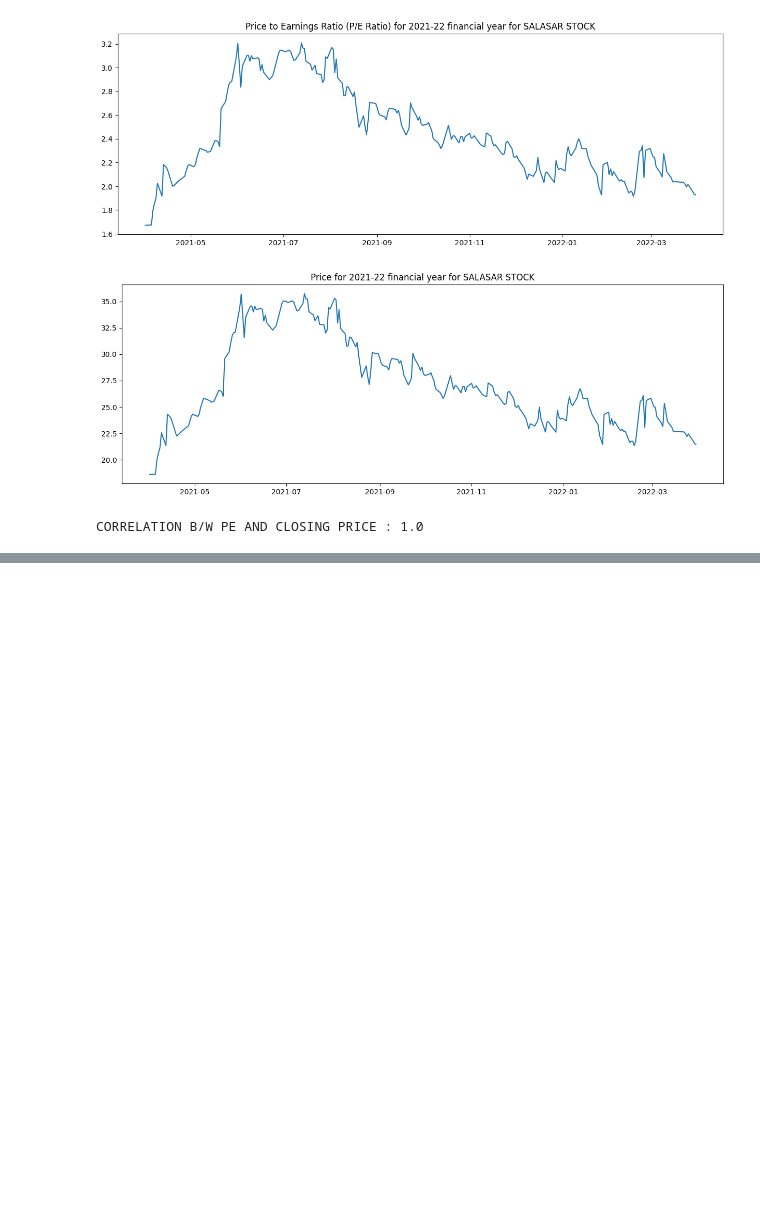
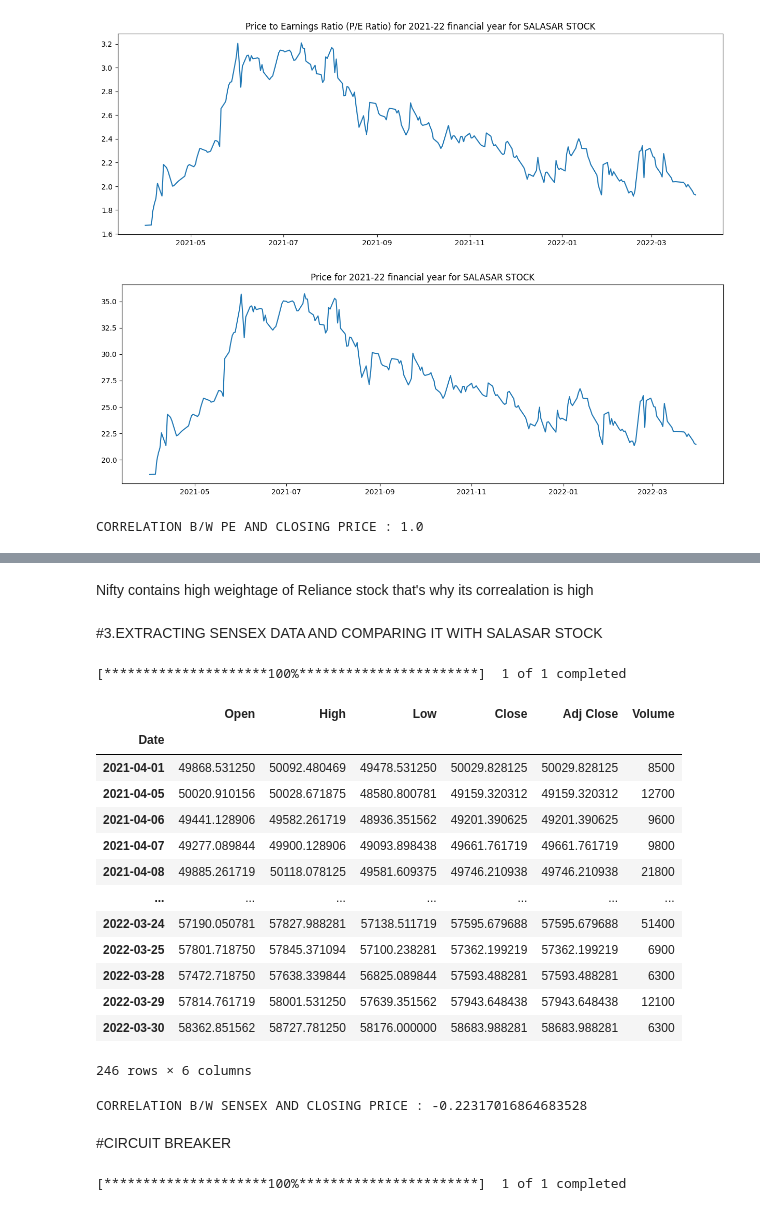
Before and after one commit to shreya139/Circuits-in-Stocks, a Jupyter notebook: WORK_202218061/features_for_training_mp.ipynb, the cells around one changed output, grey strips where cells are left out. Drawn from its saved outputs; the diff is of its cells as text; code cells hidden in the pictures; blank space fills up the shorter version.

```diff
--- a/WORK_202218061/features_for_training_mp.ipynb
+++ b/WORK_202218061/features_for_training_mp.ipynb
@@ -290,0 +329,31 @@ CORRELATION B/W PE AND CLOSING PRICE : 1.0
+# %% [markdown]
+Nifty contains high weightage of Reliance stock that's why its correalation is high
+# %% [markdown]
+#3.EXTRACTING SENSEX DATA AND COMPARING IT WITH SALASAR STOCK
+# %%
+import yfinance as yf
+
+# Set the ticker symbol for Sensex
+tickerSymbol = '^BSESN'
+
+# Use the yfinance library to get the data for the given date
+sensex_data = yf.download(tickerSymbol, period='1d',  start='2021-4-1', end='2022-3-31')
+
+# Print the data
+sensex_data
+# %% [output]
+[*********************100%***********************]  1 of 1 completed
+|  | Open | High | Low | Close | Adj Close | Volume |
+| Date |  |  |  |  |  |  |
+| 2021-04-01 | 49868.531250 | 50092.480469 | 49478.531250 | 50029.828125 | 50029.828125 | 8500 |
+| 2021-04-05 | 50020.910156 | 50028.671875 | 48580.800781 | 49159.320312 | 49159.320312 | 12700 |
+| 2021-04-06 | 49441.128906 | 49582.261719 | 48936.351562 | 49201.390625 | 49201.390625 | 9600 |
+| 2021-04-07 | 49277.089844 | 49900.128906 | 49093.898438 | 49661.761719 | 49661.761719 | 9800 |
+| 2021-04-08 | 49885.261719 | 50118.078125 | 49581.609375 | 49746.210938 | 49746.210938 | 21800 |
+| ... | ... | ... | ... | ... | ... | ... |
+| 2022-03-24 | 57190.050781 | 57827.988281 | 57138.511719 | 57595.679688 | 57595.679688 | 51400 |
+| 2022-03-25 | 57801.718750 | 57845.371094 | 57100.238281 | 57362.199219 | 57362.199219 | 6900 |
+| 2022-03-28 | 57472.718750 | 57638.339844 | 56825.089844 | 57593.488281 | 57593.488281 | 6300 |
+| 2022-03-29 | 57814.761719 | 58001.531250 | 57639.351562 | 57943.648438 | 57943.648438 | 12100 |
+| 2022-03-30 | 58362.851562 | 58727.781250 | 58176.000000 | 58683.988281 | 58683.988281 | 6300 |
+246 rows × 6 columns
@@ -290,0 +363,15 @@ CORRELATION B/W PE AND CLOSING PRICE : 1.0
+# %%
+#Finding correlation
+import scipy.stats
+print("CORRELATION B/W SENSEX AND CLOSING PRICE :",scipy.stats.pearsonr(sala_data_new['Close'] , sensex_data['Close'])[0] )    # Pearson's r
+# %% [output]
+CORRELATION B/W SENSEX AND CLOSING PRICE : -0.22317016864683528
+# %% [markdown]
+#CIRCUIT BREAKER
+# %%
+yf.pdr_override() # <== that's all it takes :-)
+
+# download dataframe
+data_1h = pdr.get_data_yahoo("SALASAR.NS", start="2023-03-01", end="2023-04-15",interval='1h')
+# %% [output]
+[*********************100%***********************]  1 of 1 completed
```
Also changed, not shown: parts of 17 cells of this notebook.
